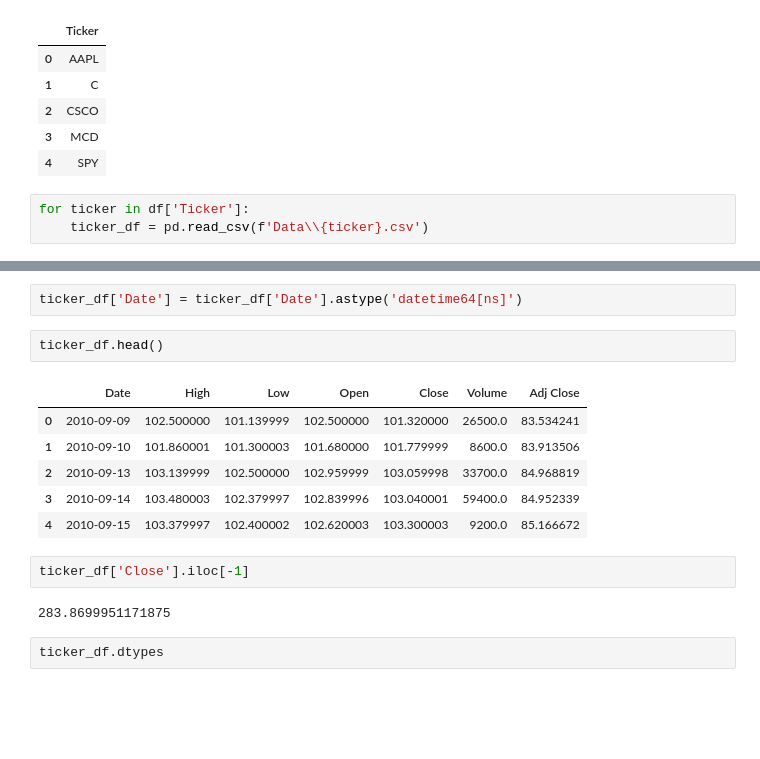
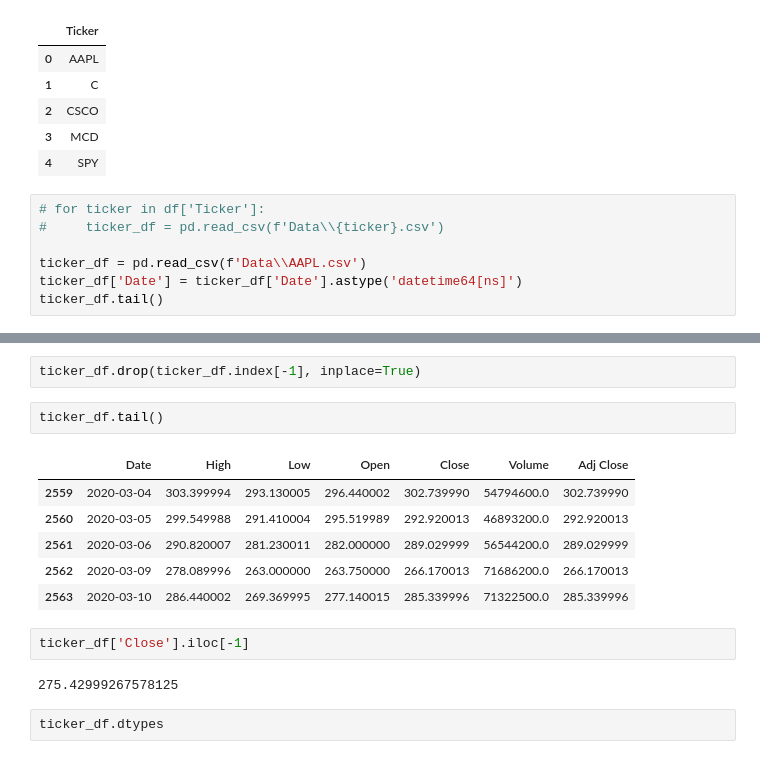
Before and after one commit to ajmal017/TradeRobot, a Jupyter notebook: Jupyter Notebooks/LoadTickersTo DataFrame.ipynb, the cells around one changed output, grey strips where cells are left out. Saved outputs shown, nothing was run; the diff lists cells and outputs as text; blank space fills up the shorter version.

Commit message:
Bug fixed in StockDataLoaders

```diff
--- a/Jupyter Notebooks/LoadTickersTo DataFrame.ipynb
+++ b/Jupyter Notebooks/LoadTickersTo DataFrame.ipynb
@@ -39,5 +39,9 @@ df.head()
 | 3 | MCD |
 | 4 | SPY |
 # %%
-for ticker in df['Ticker']:
-    ticker_df = pd.read_csv(f'Data\\{ticker}.csv')
+# for ticker in df['Ticker']:
+#     ticker_df = pd.read_csv(f'Data\\{ticker}.csv')
+
+ticker_df = pd.read_csv(f'Data\\AAPL.csv')
+ticker_df['Date'] = ticker_df['Date'].astype('datetime64[ns]')
+ticker_df.tail()
@@ -44,18 +55,18 @@ for ticker in df['Ticker']:
-# %%
-ticker_df['Date'] = ticker_df['Date'].astype('datetime64[ns]')
+# %%
+ticker_df.drop(ticker_df.index[-1], inplace=True)
 # %%
-ticker_df.head()
+ticker_df.tail()
 # %% [output]
 |  | Date | High | Low | Open | Close | Volume | Adj Close |
-| 0 | 2010-09-09 | 102.500000 | 101.139999 | 102.500000 | 101.320000 | 26500.0 | 83.534241 |
-| 1 | 2010-09-10 | 101.860001 | 101.300003 | 101.680000 | 101.779999 | 8600.0 | 83.913506 |
-| 2 | 2010-09-13 | 103.139999 | 102.500000 | 102.959999 | 103.059998 | 33700.0 | 84.968819 |
-| 3 | 2010-09-14 | 103.480003 | 102.379997 | 102.839996 | 103.040001 | 59400.0 | 84.952339 |
-| 4 | 2010-09-15 | 103.379997 | 102.400002 | 102.620003 | 103.300003 | 9200.0 | 85.166672 |
+| 2559 | 2020-03-04 | 303.399994 | 293.130005 | 296.440002 | 302.739990 | 54794600.0 | 302.739990 |
+| 2560 | 2020-03-05 | 299.549988 | 291.410004 | 295.519989 | 292.920013 | 46893200.0 | 292.920013 |
+| 2561 | 2020-03-06 | 290.820007 | 281.230011 | 282.000000 | 289.029999 | 56544200.0 | 289.029999 |
+| 2562 | 2020-03-09 | 278.089996 | 263.000000 | 263.750000 | 266.170013 | 71686200.0 | 266.170013 |
+| 2563 | 2020-03-10 | 286.440002 | 269.369995 | 277.140015 | 285.339996 | 71322500.0 | 285.339996 |
 # %%
 ticker_df['Close'].iloc[-1]
 # %% [output]
-283.8699951171875
+275.42999267578125
 # %%
 ticker_df.dtypes
 # %% [output]
```
Also changed, not shown: parts of 11 cells of this notebook, 3 other files.
